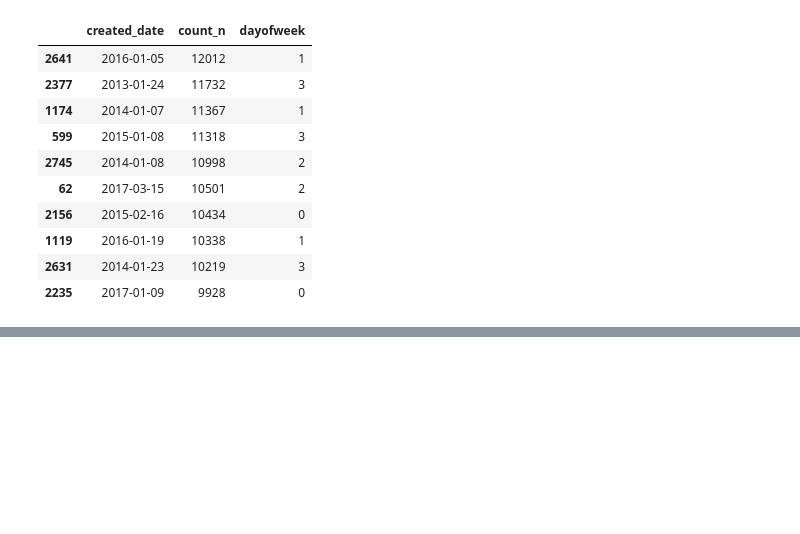
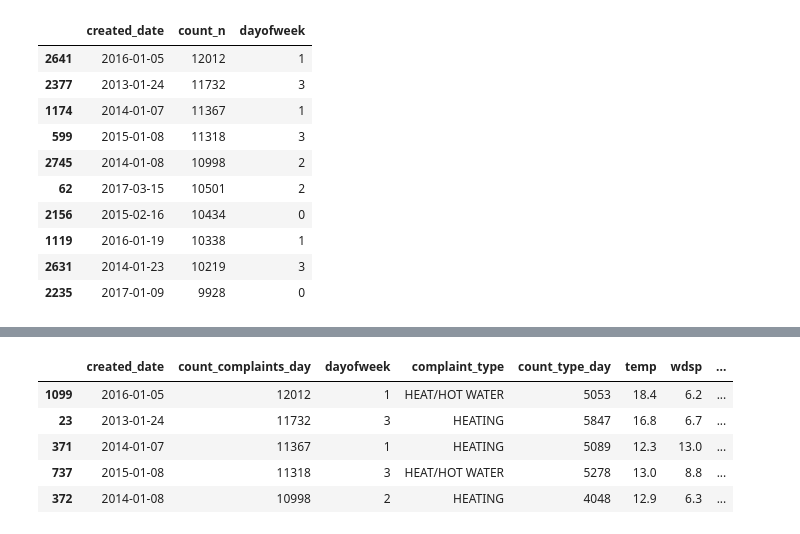
Before and after one commit to stephgline/open_data_challenge, a Jupyter notebook: weather_data_challenge.ipynb, the cells around one changed output, grey strips where cells are left out. Drawn from its saved outputs; the diff is of its cells as text; code cells hidden in the pictures; blank space fills up the shorter version.

```diff
--- a/weather_data_challenge.ipynb
+++ b/weather_data_challenge.ipynb
@@ -199,0 +266,9 @@ df
+# %%
+dftop.head()
+# %% [output]
+|  | created_date | count_complaints_day | dayofweek | complaint_type | count_type_day | temp | wdsp | ... |
+| 1099 | 2016-01-05 | 12012 | 1 | HEAT/HOT WATER | 5053 | 18.4 | 6.2 | ... |
+| 23 | 2013-01-24 | 11732 | 3 | HEATING | 5847 | 16.8 | 6.7 | ... |
+| 371 | 2014-01-07 | 11367 | 1 | HEATING | 5089 | 12.3 | 13.0 | ... |
+| 737 | 2015-01-08 | 11318 | 3 | HEAT/HOT WATER | 5278 | 13.0 | 8.8 | ... |
+| 372 | 2014-01-08 | 10998 | 2 | HEATING | 4048 | 12.9 | 6.3 | ... |
```
Also changed, not shown: parts of 19 cells of this notebook, 1 other file.
